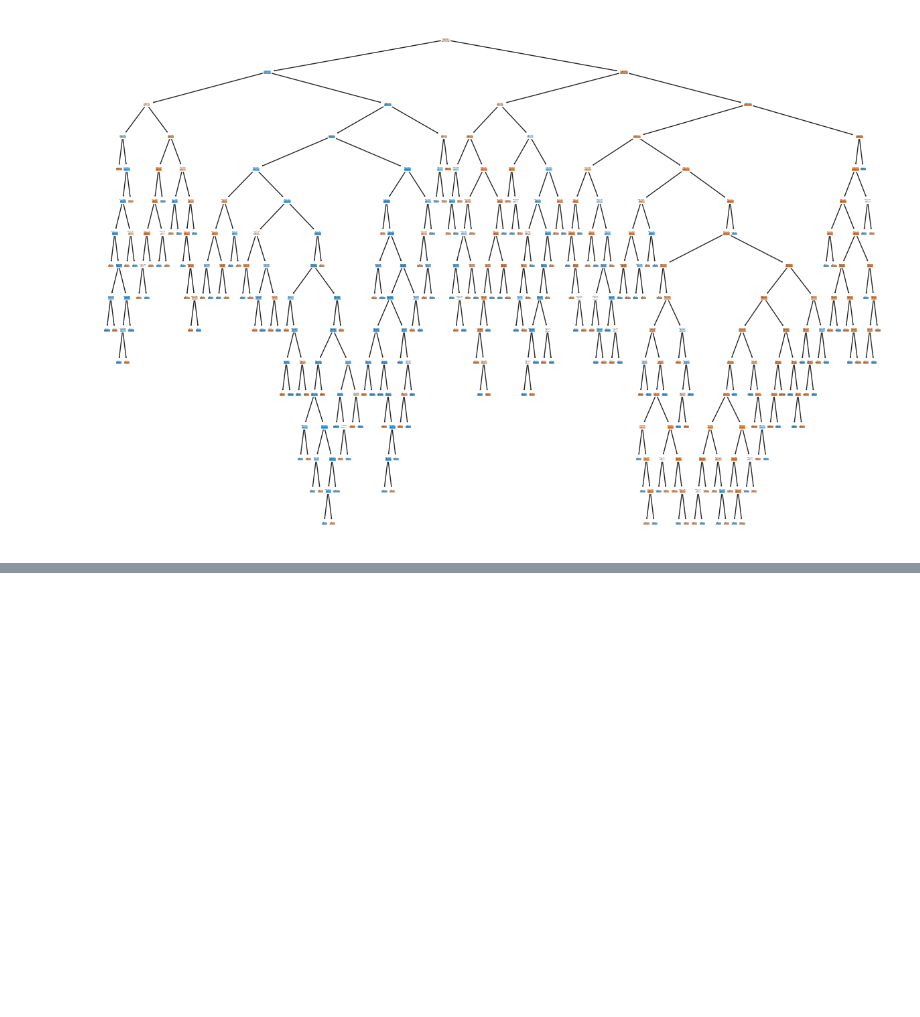
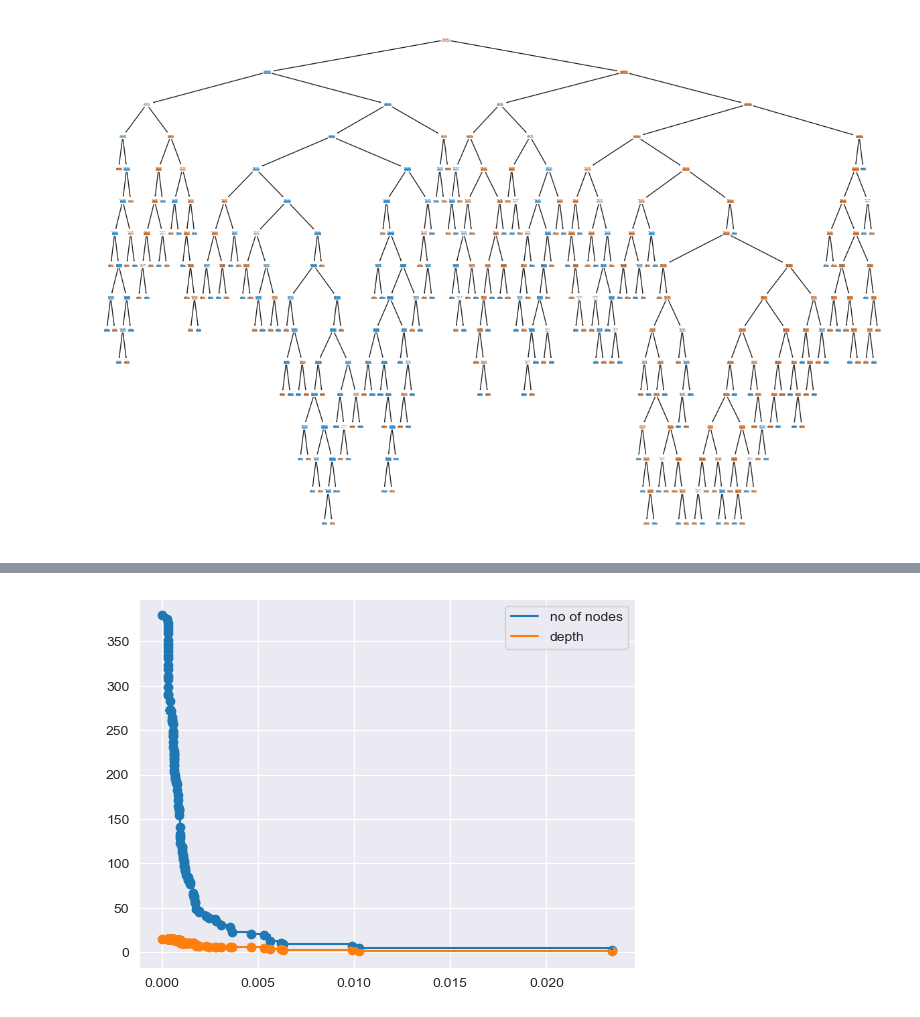
Before and after one commit to KoralegeiKavindya/EmailClassification_MachineLearning_CW, a Jupyter notebook: Coursework_DecisionTree.ipynb, the cells around one changed output, grey strips where cells are left out. Drawn from its saved outputs; the diff is of its cells as text; code cells hidden in the pictures; blank space fills up the shorter version.

```diff
--- a/Coursework_DecisionTree.ipynb
+++ b/Coursework_DecisionTree.ipynb
@@ -304,0 +360,4 @@ plt.show()
+# %%
+path = decision_t_classification.cost_complexity_pruning_path(X_train_pca, Y_train)
+ccp_alphas, impurities = path.ccp_alphas, path.impurities
+print(ccp_alphas)
@@ -304,0 +384,9 @@ plt.show()
+# %%
+# For each alpha we will append our model to a list
+clfs = []
+for ccp_alpha in ccp_alphas:
+    decision_t_classification = DecisionTreeClassifier(random_state=0, ccp_alpha=ccp_alpha)
+    decision_t_classification.fit(X_train_pca, Y_train)
+    clfs.append(decision_t_classification)
+
+display(clfs)
@@ -304,0 +411,13 @@ plt.show()
+# %%
+clfs = clfs[:-1]
+ccp_alphas = ccp_alphas[:-1]
+node_counts = [clf.tree_.node_count for clf in clfs]
+depth = [clf.tree_.max_depth for clf in clfs]
+plt.scatter(ccp_alphas,node_counts)
+plt.scatter(ccp_alphas,depth)
+plt.plot(ccp_alphas,node_counts,label='no of nodes',drawstyle="steps-post")
+plt.plot(ccp_alphas,depth,label='depth',drawstyle="steps-post")
+plt.legend()
+plt.show()
+# %% [output]
+[figure, added]
```
Also changed, not shown: parts of 20 cells of this notebook, 1 other file.
